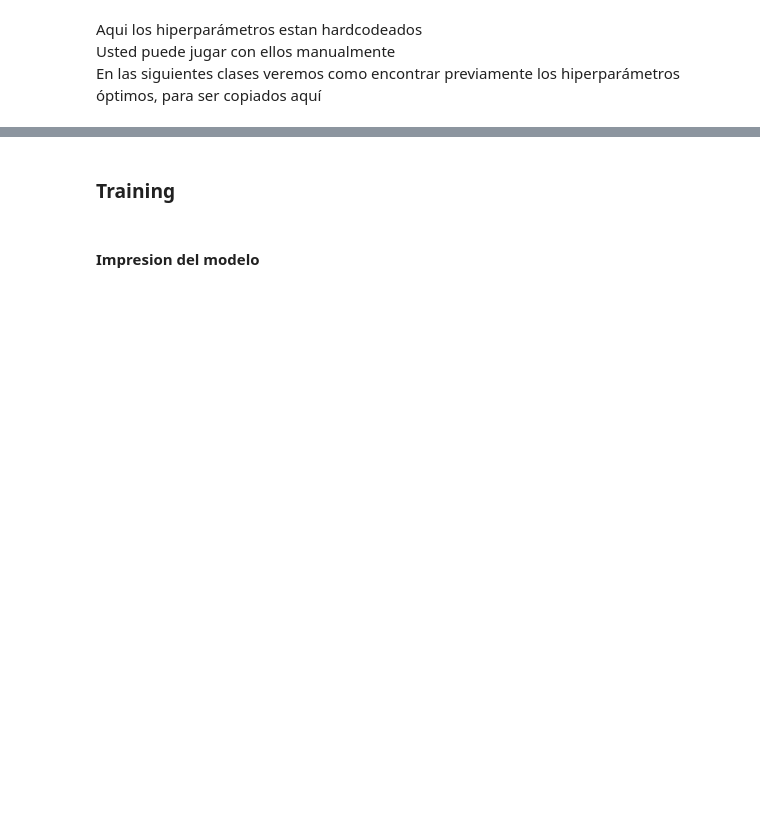
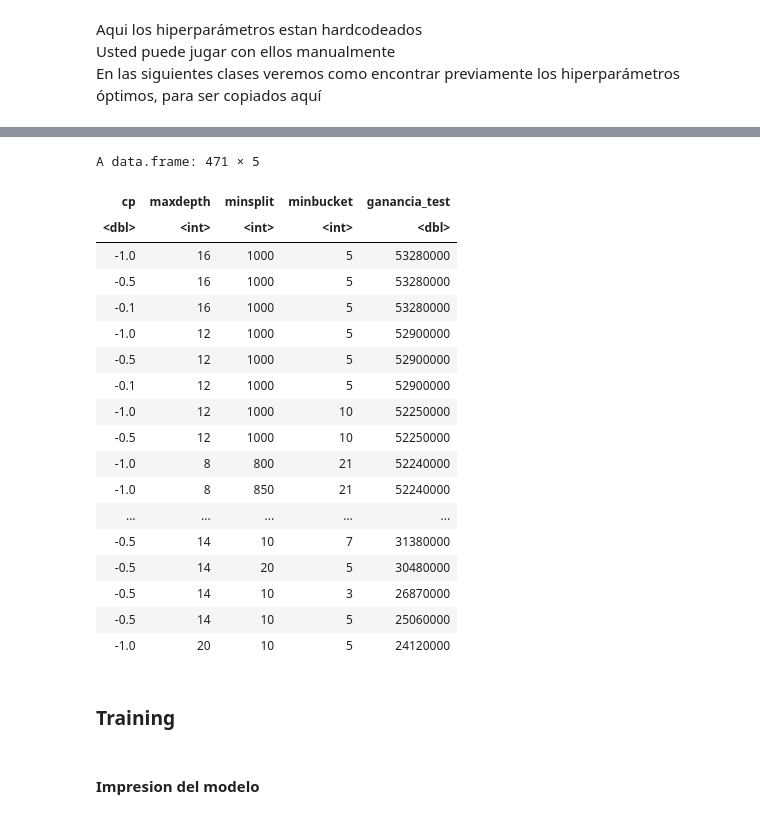
Before and after one commit to orcorsetti/labo2025v, a Jupyter notebook: src/rpart/102_FinalTrain_Ganancia.ipynb, the cells around one changed output, grey strips where cells are left out. Cells and saved outputs as stored; diff of their text form; code cells hidden in the pictures; blank space fills up the shorter version.

```diff
--- a/src/rpart/102_FinalTrain_Ganancia.ipynb
+++ b/src/rpart/102_FinalTrain_Ganancia.ipynb
@@ -127,2 +128,44 @@ Aqui los hiperparámetros estan hardcodeados
+# %%
+id  <- "1c1ZlJ2szjDRPwzKSvM2pWWb7N4a-ltYz"
+url <- sprintf("https://docs.google.com/uc?id=%s&export=download", id)
+
+df <- read.table(
+  url,
+  header = TRUE,
+  sep = ";",                 # espacios/tabs como separadores
+  fill = TRUE,              # completa filas cortas
+  comment.char = "",        # no trate nada como comentario
+  blank.lines.skip = TRUE,  # salta líneas en blanco
+  strip.white = TRUE,       # limpia espacios extra
+  col.names = c("cp","maxdepth","minsplit","minbucket","ganancia_test")
+)
+
+
+library(dplyr)
+
+df_ordenado <- df %>%
+  arrange(desc(ganancia_test))
+
+df_ordenado
+# %% [output]
+A data.frame: 471 × 5
+| cp | maxdepth | minsplit | minbucket | ganancia_test |
+| <dbl> | <int> | <int> | <int> | <dbl> |
+| -1.0 | 16 | 1000 | 5 | 53280000 |
+| -0.5 | 16 | 1000 | 5 | 53280000 |
+| -0.1 | 16 | 1000 | 5 | 53280000 |
+| -1.0 | 12 | 1000 | 5 | 52900000 |
+| -0.5 | 12 | 1000 | 5 | 52900000 |
+| -0.1 | 12 | 1000 | 5 | 52900000 |
+| -1.0 | 12 | 1000 | 10 | 52250000 |
+| -0.5 | 12 | 1000 | 10 | 52250000 |
+| -1.0 | 8 | 800 | 21 | 52240000 |
+| -1.0 | 8 | 850 | 21 | 52240000 |
+| ... | ... | ... | ... | ... |
+| -0.5 | 14 | 10 | 7 | 31380000 |
+| -0.5 | 14 | 20 | 5 | 30480000 |
+| -0.5 | 14 | 10 | 3 | 26870000 |
+| -0.5 | 14 | 10 | 5 | 25060000 |
+| -1.0 | 20 | 10 | 5 | 24120000 |
 # %%
 param_final <- list (
```
Also changed, not shown: parts of 16 cells of this notebook.
